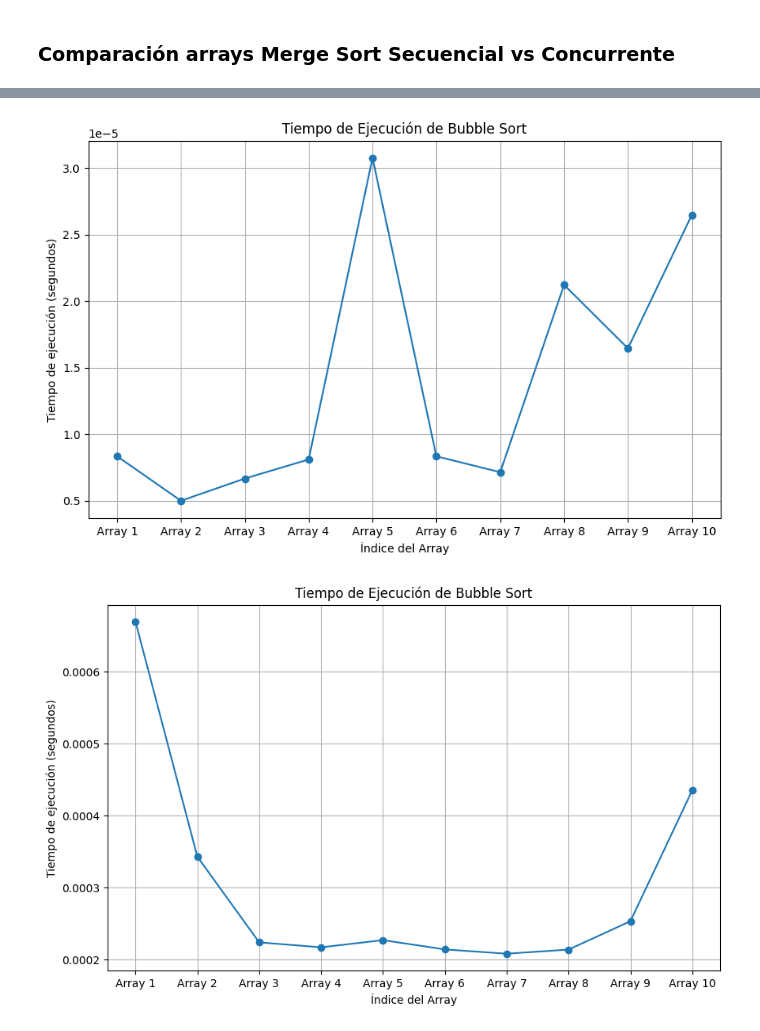
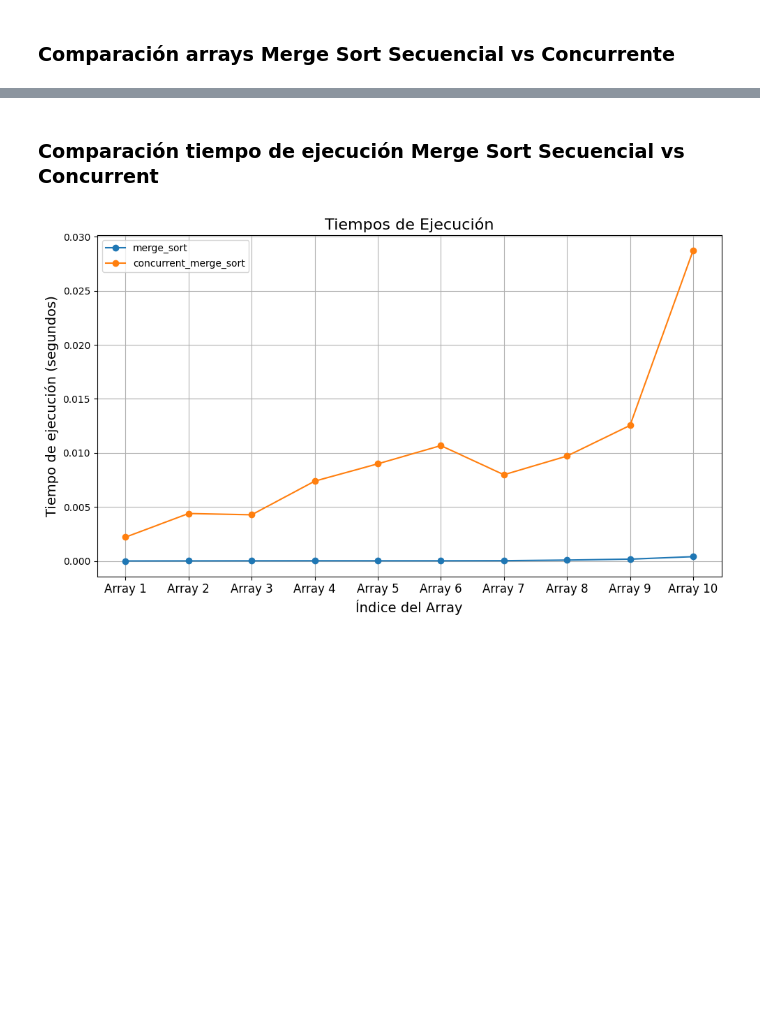
Before and after one commit to facubarneche/programacion-concurrente-paralela, a Jupyter notebook: exposicion_metodos_de_ordenamiento/tp_ordenamiento.ipynb, the cells around one changed output, grey strips where cells are left out. Cells and saved outputs as stored; diff of their text form; code cells hidden in the pictures; blank space fills up the shorter version.

```diff
--- a/exposicion_metodos_de_ordenamiento/tp_ordenamiento.ipynb
+++ b/exposicion_metodos_de_ordenamiento/tp_ordenamiento.ipynb
@@ -509,7 +534,6 @@ plot_comparisons_arrays("Comparación arrays Merge Sort Secuencial vs Concurrent
-# %%
-
-plot_run_time(bubble_sort)
-plot_run_time(concurrent_bubble_sort)
-# %% [output]
-[figure, removed]
-[figure, removed]
+# %% [markdown]
+### Comparación tiempo de ejecución Merge Sort Secuencial vs Concurrent
+# %%
+plot_run_time([merge_sort, concurrent_merge_sort])
+# %% [output]
+[figure, added]
```
Also changed, not shown: parts of 11 cells of this notebook.
